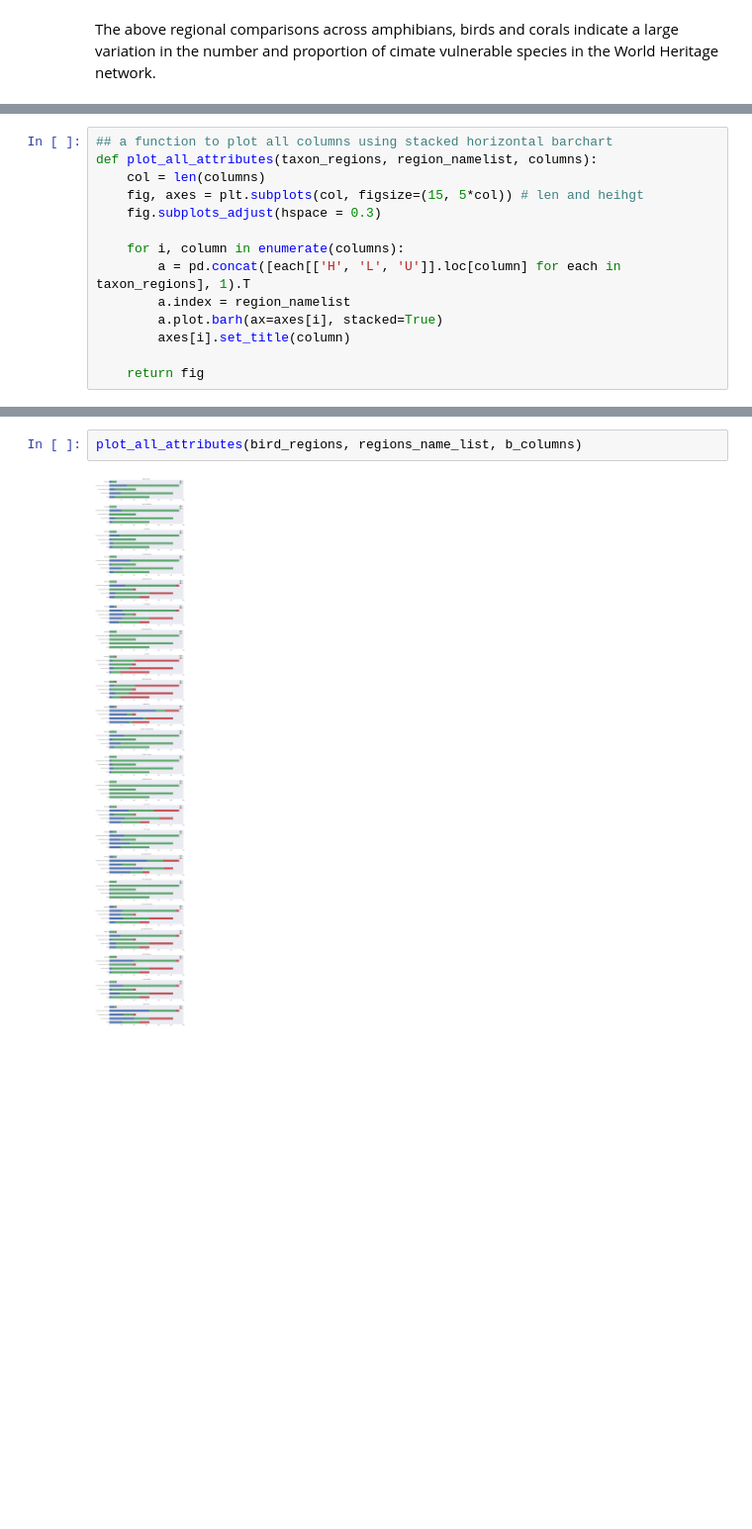
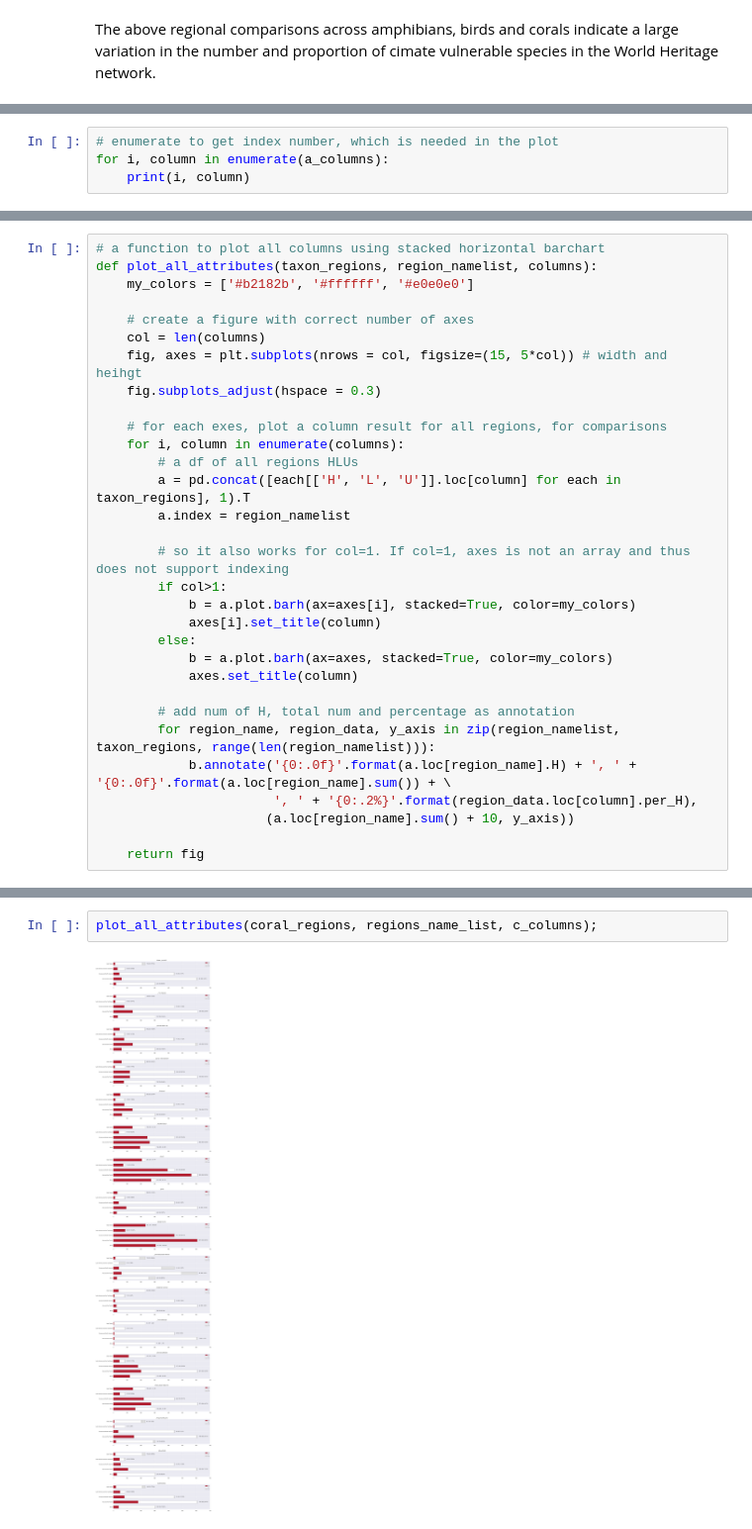
Before and after one commit to Yichuans/climate-vulnerable-wh, a Jupyter notebook: workspace.ipynb, the cells around one changed output, grey strips where cells are left out. Shown at 99% size. Drawn from its saved outputs; the diff is of its cells as text; blank space fills up the shorter version.

```diff
--- a/workspace.ipynb
+++ b/workspace.ipynb
@@ -1273 +1339,5 @@ The above regional comparisons across amphibians, birds and corals indicate a la
 Need to apply the same methodology across all attributes, i.e. sensitivity, low-adaptability and each of the traits...
+# %%
+# enumerate to get index number, which is needed in the plot
+for i, column in enumerate(a_columns):
+    print(i, column)
@@ -1274,14 +1363,31 @@ Need to apply the same methodology across all attributes, i.e. sensitivity, low-
 # %%
-## a function to plot all columns using stacked horizontal barchart
+# a function to plot all columns using stacked horizontal barchart
 def plot_all_attributes(taxon_regions, region_namelist, columns):
+    my_colors = ['#b2182b', '#ffffff', '#e0e0e0']
+
+    # create a figure with correct number of axes
     col = len(columns)
-    fig, axes = plt.subplots(col, figsize=(15, 5*col)) # len and heihgt
+    fig, axes = plt.subplots(nrows = col, figsize=(15, 5*col)) # width and heihgt
     fig.subplots_adjust(hspace = 0.3)
 
+    # for each exes, plot a column result for all regions, for comparisons
     for i, column in enumerate(columns):
+        # a df of all regions HLUs
         a = pd.concat([each[['H', 'L', 'U']].loc[column] for each in taxon_regions], 1).T
         a.index = region_namelist
-        a.plot.barh(ax=axes[i], stacked=True)
-        axes[i].set_title(column)
+
+        # so it also works for col=1. If col=1, axes is not an array and thus does not support indexing
+        if col>1:
+            b = a.plot.barh(ax=axes[i], stacked=True, color=my_colors)
+            axes[i].set_title(column)
+        else:
+            b = a.plot.barh(ax=axes, stacked=True, color=my_colors)
+            axes.set_title(column)
+
+        # add num of H, total num and percentage as annotation
+        for region_name, region_data, y_axis in zip(region_namelist, taxon_regions, range(len(region_namelist))):
+            b.annotate('{0:.0f}'.format(a.loc[region_name].H) + ', ' + '{0:.0f}'.format(a.loc[region_name].sum()) + \
+                       ', ' + '{0:.2%}'.format(region_data.loc[column].per_H),
+                      (a.loc[region_name].sum() + 10, y_axis))
 
     return fig
@@ -1293,4 +1408,4 @@ plot_all_attributes(amp_regions, regions_name_list, a_columns)
 # %%
-plot_all_attributes(bird_regions, regions_name_list, b_columns)
+plot_all_attributes(coral_regions, regions_name_list, c_columns);
 # %% [output]
-[figure, old version]
+[figure, new version]
```
Also changed, not shown: parts of 27 cells of this notebook, 1 other file.
